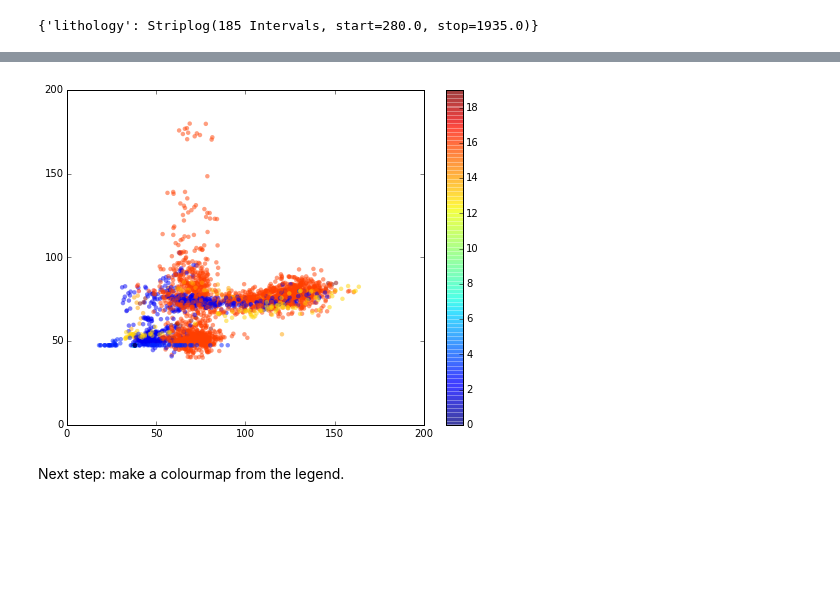
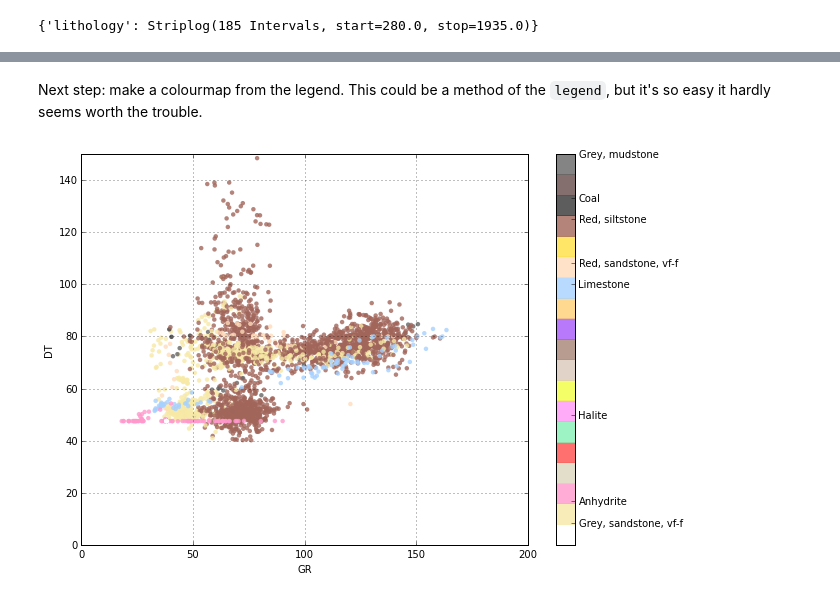
Before and after one commit to agilescientific/striplog, a Jupyter notebook: tutorial/Well_object.ipynb, the cells around one changed output, grey strips where cells are left out. Cells and saved outputs as stored; diff of their text form; code cells hidden in the pictures; blank space fills up the shorter version.

```diff
--- a/tutorial/Well_object.ipynb
+++ b/tutorial/Well_object.ipynb
@@ -222,13 +237,29 @@ fig.show()
-# %%
-fig = plt.figure(figsize=(8,6))
-ax = fig.add_subplot(111)
-ax.scatter(well.data['GR'], well.data['DT'],
-           c=lith, linewidth=0, alpha=0.5)
-ax.set_xlim(0,200)
-ax.set_ylim(0,200)
-plt.colorbar(ax.get_children()[2])
-fig.show()
-# %% [output]
-[figure, removed]
 # %% [markdown]
-Next step: make a colourmap from the legend.
+Next step: make a colourmap from the legend. This could be a method of the `legend`, but it's so easy it hardly seems worth the trouble.
+# %%
+import matplotlib.colors as clr
+cmap = clr.ListedColormap([i.colour for i in legend])
+# %%
+plt.figure(figsize=(10,7))
+
+plt.scatter(well.data['GR'], well.data['DT'],
+            c=lith,
+            edgecolors='none',
+            alpha=0.8,
+            cmap=cmap, vmin=1)
+
+plt.xlim(0, 200); plt.ylim(0,150)
+plt.xlabel('GR'); plt.ylabel('DT')
+plt.grid()
+
+ticks = [int(i) for i in list(set(lith))]
+ix = [int(i)-1 for i in list(set(lith)) if i]
+labels  = [i.rock.summary() for i in legend[ix]]
+
+cbar = plt.colorbar()
+cbar.set_ticks(ticks)
+cbar.set_ticklabels(labels)
+
+plt.show()
+# %% [output]
+[figure, added]
```
Also changed, not shown: parts of 9 cells of this notebook, 12 other files.
